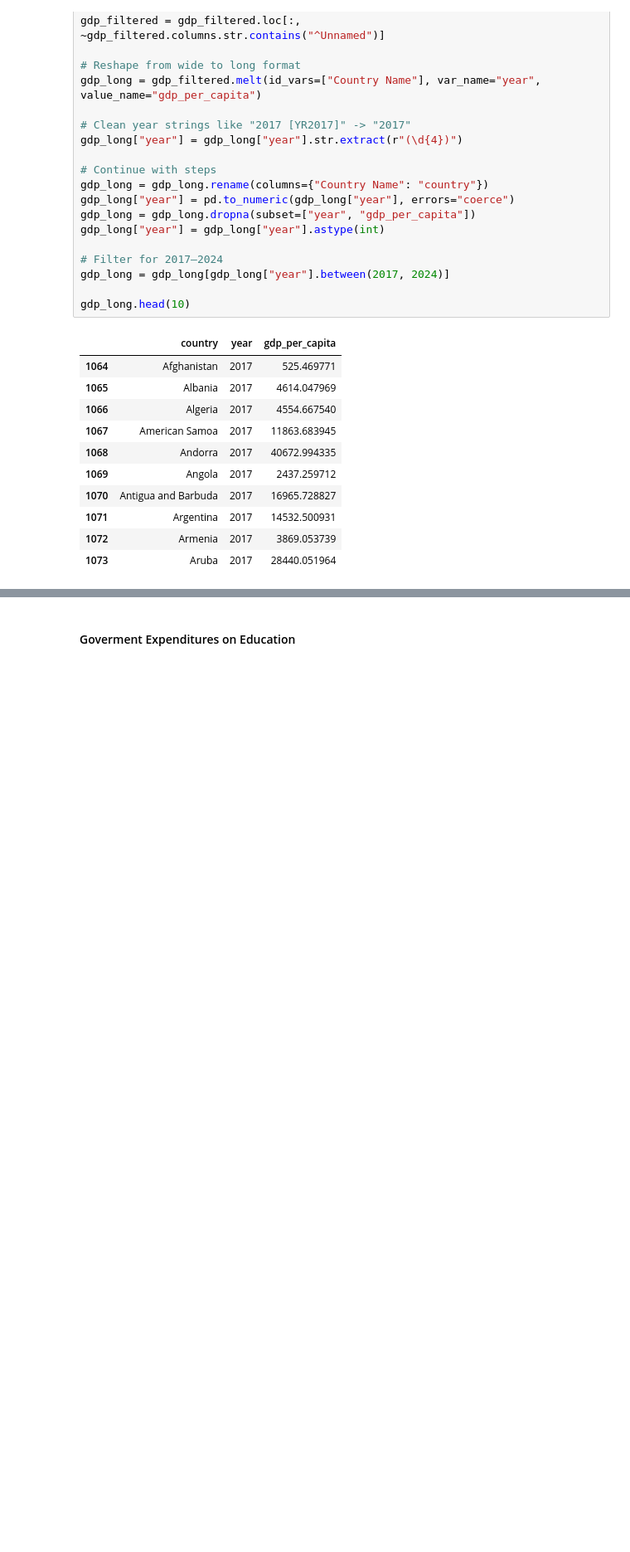
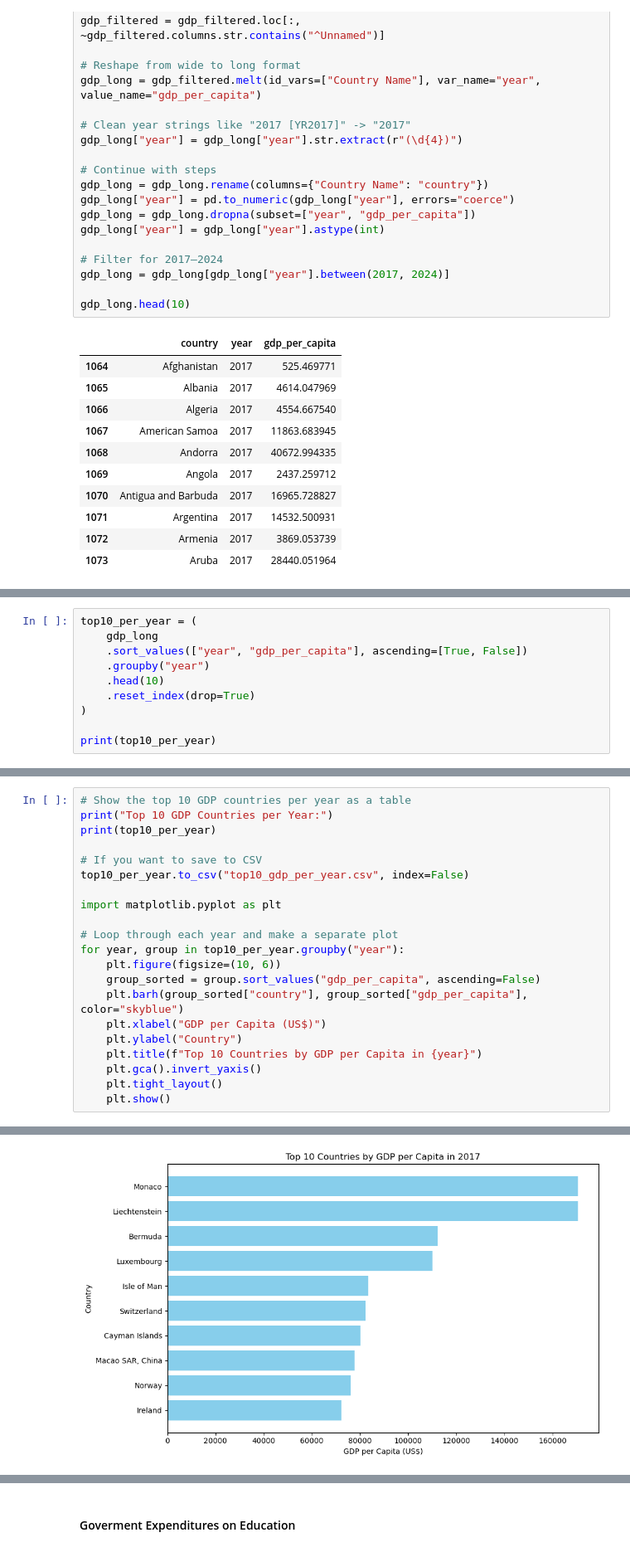
Before and after one commit to i11g/Data-Science-Project, a Jupyter notebook: Data.ipynb, the cells around one changed output, grey strips where cells are left out. Shown at 83% size. Cells and saved outputs as stored; diff of their text form; blank space fills up the shorter version.

```diff
--- a/Data.ipynb
+++ b/Data.ipynb
@@ -925,0 +841,10 @@ gdp_long.head(10)
+# %%
+top10_per_year = (
+    gdp_long
+    .sort_values(["year", "gdp_per_capita"], ascending=[True, False])
+    .groupby("year")
+    .head(10)
+    .reset_index(drop=True)
+)
+
+print(top10_per_year)
@@ -925,0 +866,22 @@ gdp_long.head(10)
+# %%
+# Show the top 10 GDP countries per year as a table
+print("Top 10 GDP Countries per Year:")
+print(top10_per_year)
+
+# If you want to save to CSV
+top10_per_year.to_csv("top10_gdp_per_year.csv", index=False)
+
+import matplotlib.pyplot as plt
+
+# Loop through each year and make a separate plot
+for year, group in top10_per_year.groupby("year"):
+    plt.figure(figsize=(10, 6))
+    group_sorted = group.sort_values("gdp_per_capita", ascending=False)
+    plt.barh(group_sorted["country"], group_sorted["gdp_per_capita"], color="skyblue")
+    plt.xlabel("GDP per Capita (US$)")
+    plt.ylabel("Country")
+    plt.title(f"Top 10 Countries by GDP per Capita in {year}")
+    plt.gca().invert_yaxis()
+    plt.tight_layout()
+    plt.show()
+# %% [output]
@@ -925,0 +903 @@ gdp_long.head(10)
+[figure, added]
```
Also changed, not shown: parts of 59 cells of this notebook, 7 other files.
